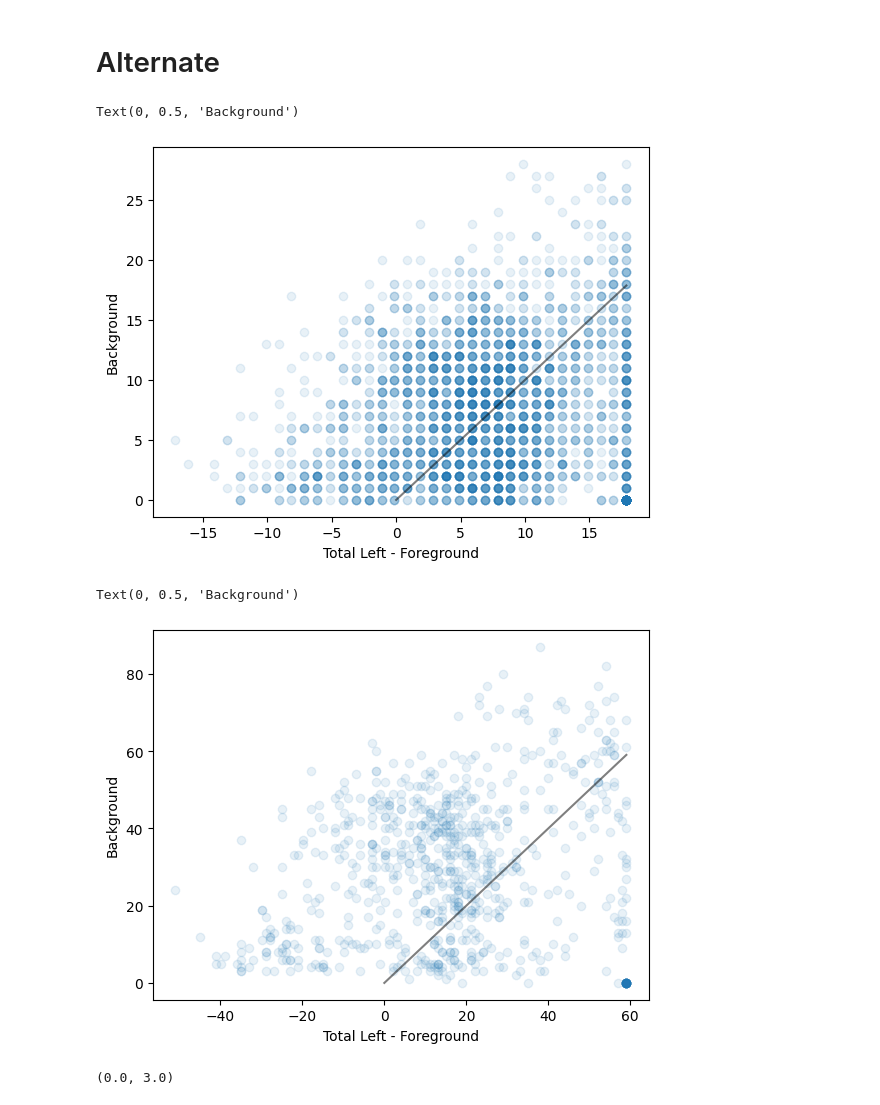
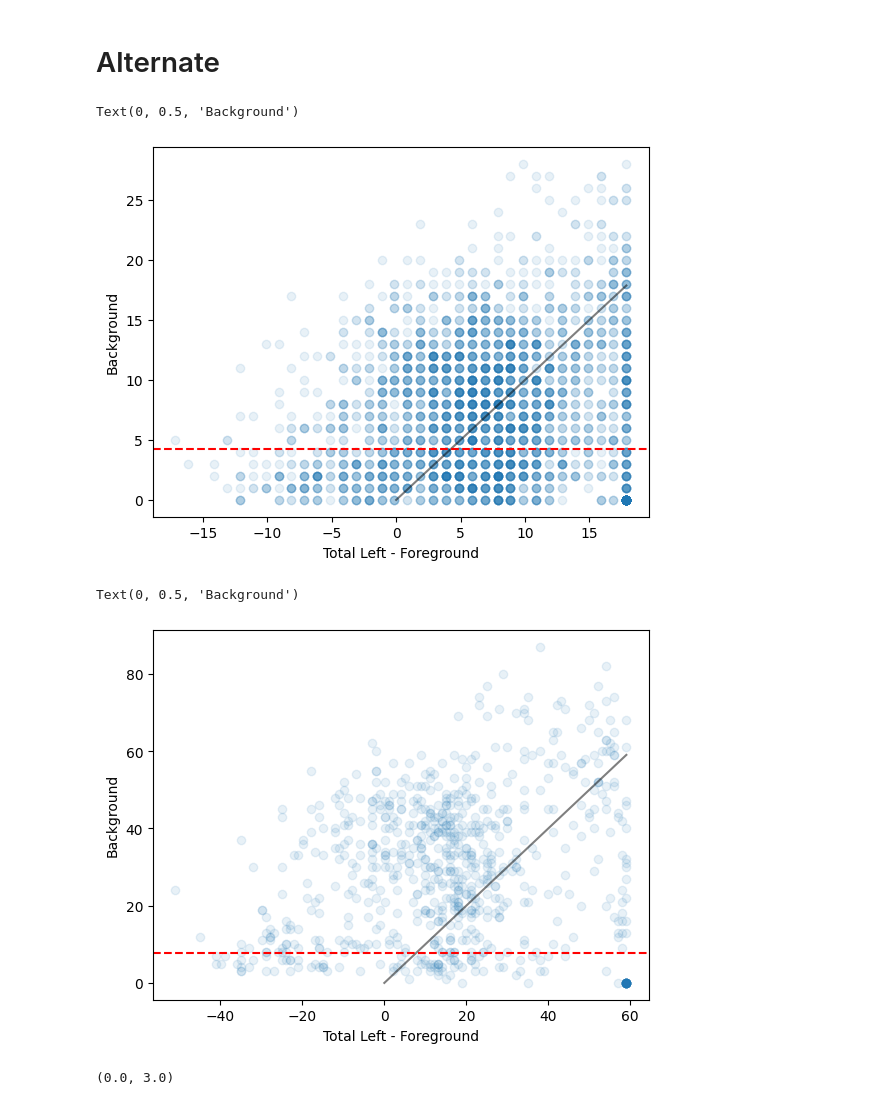
Before and after one commit to SpacialTree/dustridge-cd, a Jupyter notebook: notebooks/effective_depth.ipynb, the cells around one changed output. Drawn from its saved outputs; the diff is of its cells as text; code cells hidden in the pictures.

```diff
--- a/notebooks/effective_depth.ipynb
+++ b/notebooks/effective_depth.ipynb
@@ -683,19 +683,20 @@ def make_effective_depth_map(cat, ww, cat_tot=cat_use, dx=5*u.arcsec, band1='f18
 # %%
 fore = make_foreground(cat_use, 'f182m', 'f212n', 17, 25, CT06_MWGC())
 fore_map = star_density_color(fore.catalog, ww, dx=5*u.arcsec)
 back = make_background(cat_use, 'f182m', 'f212n', 17, 25, CT06_MWGC())
 back_map = star_density_color(back.catalog, ww, dx=5*u.arcsec)
 left = make_left_correction_map(cat_use, ww, dx=5*u.arcsec, band1='f182m', band2='f212n', blue_limit=17, red_limit=25, ext=CT06_MWGC(), size=(2.6*u.arcmin, 8.4*u.arcmin))
 avg_left = np.nanmean(left)
 leftmfore = avg_left - fore_map
 
 plt.plot([0, np.nanmax(leftmfore)], [0, np.nanmax(leftmfore)], color='k', alpha=0.5)
 plt.scatter(leftmfore.flatten(), back_map.flatten(), alpha=0.1)
+plt.axhline(np.sqrt(avg_left), color='r', linestyle='--', label='sqrt(avg left)')
 plt.xlabel('Total Left - Foreground')
 plt.ylabel('Background')
 # %% [output]
 Text(0, 0.5, 'Background')
-[figure, old version]
+[figure, new version]
 # %%
 fore = make_foreground(cat_use, 'f182m', 'f212n', 17, 25, CT06_MWGC())
 fore_map = star_density_color(fore.catalog, ww, dx=10*u.arcsec)
@@ -707,11 +708,12 @@ leftmfore = avg_left - fore_map
 
 plt.plot([0, np.nanmax(leftmfore)], [0, np.nanmax(leftmfore)], color='k', alpha=0.5)
 plt.scatter(leftmfore.flatten(), back_map.flatten(), alpha=0.1)
+plt.axhline(np.sqrt(avg_left), color='r', linestyle='--', label='sqrt(avg left)')
 plt.xlabel('Total Left - Foreground')
 plt.ylabel('Background')
 # %% [output]
 Text(0, 0.5, 'Background')
-[figure, old version]
+[figure, new version]
 # %%
 cat_use.plot_CMD('f182m', 'f212n', 'f182m', s=1, alpha=0.2, color='gray')
 fore.plot_CMD('f182m', 'f212n', 'f182m', s=1, alpha=0.5, color='b')
```
Also changed, not shown: parts of 8 cells of this notebook.
